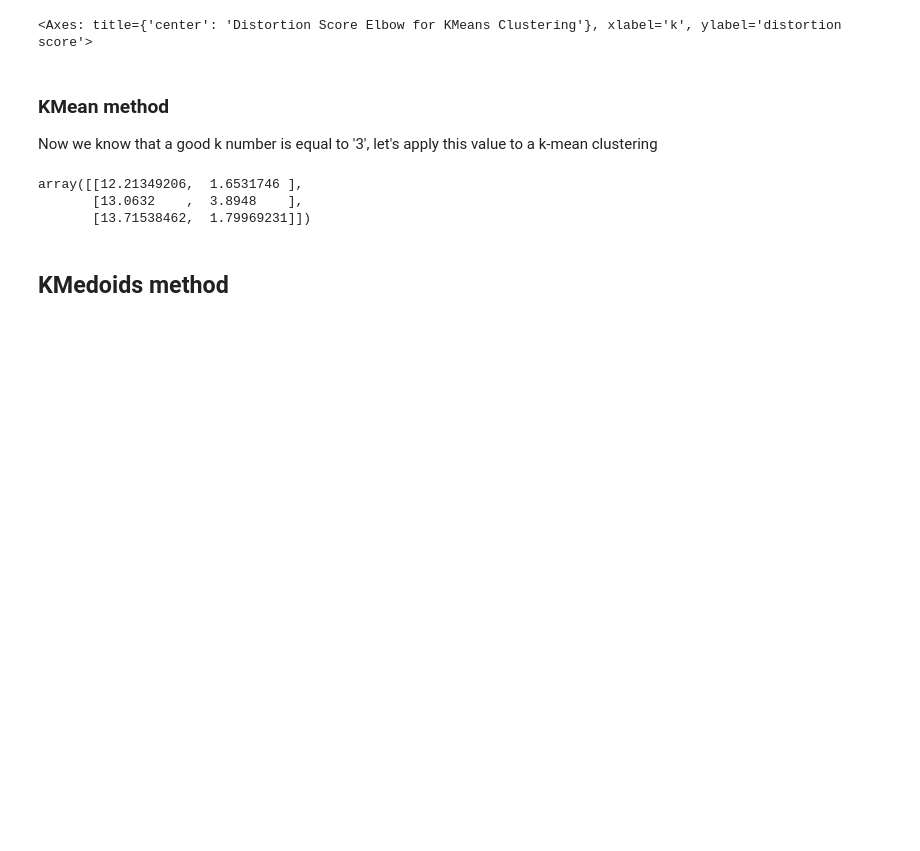
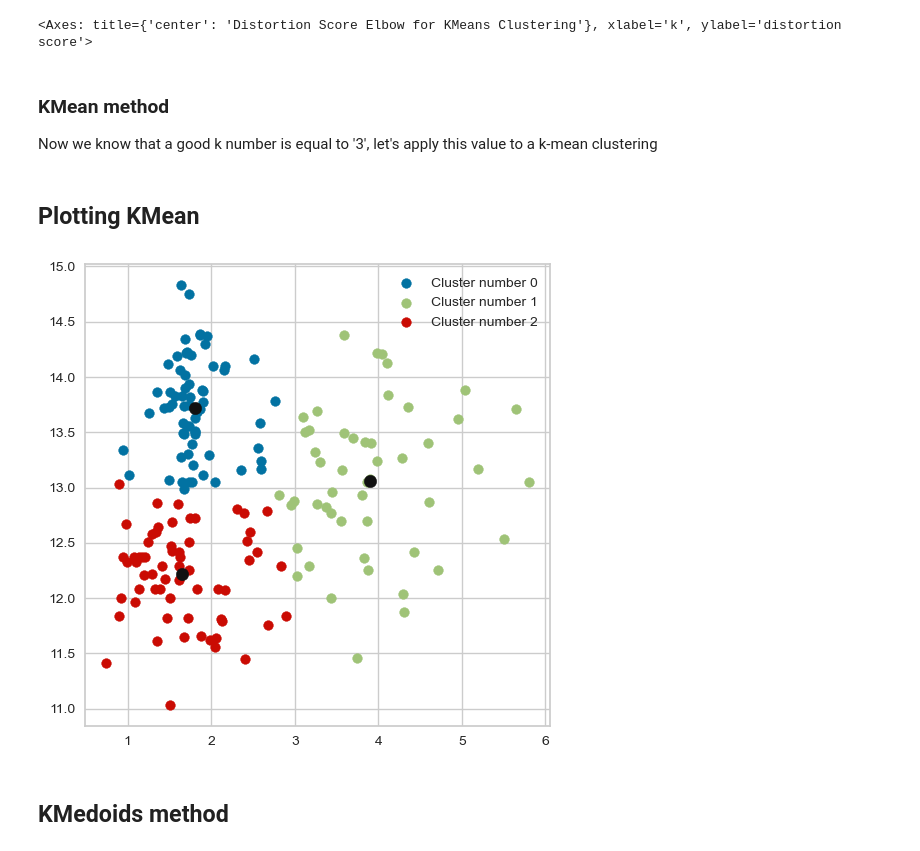
Before and after one commit to Joyvixtor/clustering_project, a Jupyter notebook: main.ipynb, the cells around one changed output. Cells and saved outputs as stored; diff of their text form; code cells hidden in the pictures; blank space fills up the shorter version.

Commit message:
adding kmean plotting (cluster and centroids)

```diff
--- a/main.ipynb
+++ b/main.ipynb
@@ -93,14 +90,28 @@ visualizer.show()
 ### KMean method
 Now we know that a good k number is equal to '3', let's apply this value to a k-mean clustering
 # %%
-kmeans = KMeans(n_clusters=3).fit(df)
-cluster_labels = kmeans.fit_predict(df)
+km = KMeans(n_clusters=3).fit(df)
+cluster_labels = km.fit_predict(df)
 
-kmeans.cluster_centers_
+centroids = km.cluster_centers_
-# %% [output]
-array([[12.21349206,  1.6531746 ],
-       [13.0632    ,  3.8948    ],
-       [13.71538462,  1.79969231]])
+# %% [markdown]
+## Plotting KMean
+# %%
+plt.figure(figsize=(6,6))
+
+n_labels = np.unique(cluster_labels)
+
+for labels in n_labels: #plotting each cluster from cluster_labels
+    plt.scatter(df.iloc[cluster_labels == labels, 1], df.iloc[cluster_labels == labels, 0],
+                label = f'Cluster number {n_labels[labels]}')
+
+
+plt.scatter(centroids[:, 1], centroids[:, 0], s = 80, color = 'k') #plotting the centroids of each cluster
+
+plt.legend()
+plt.show()
+# %% [output]
+[figure, added]
 # %% [markdown]
 ## KMedoids method
 # %%
```
Also changed, not shown: parts of 3 cells of this notebook.
